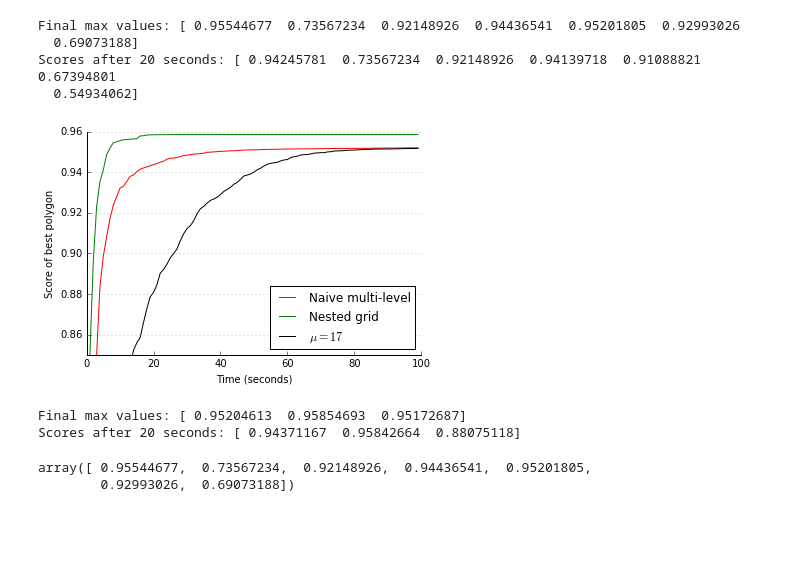
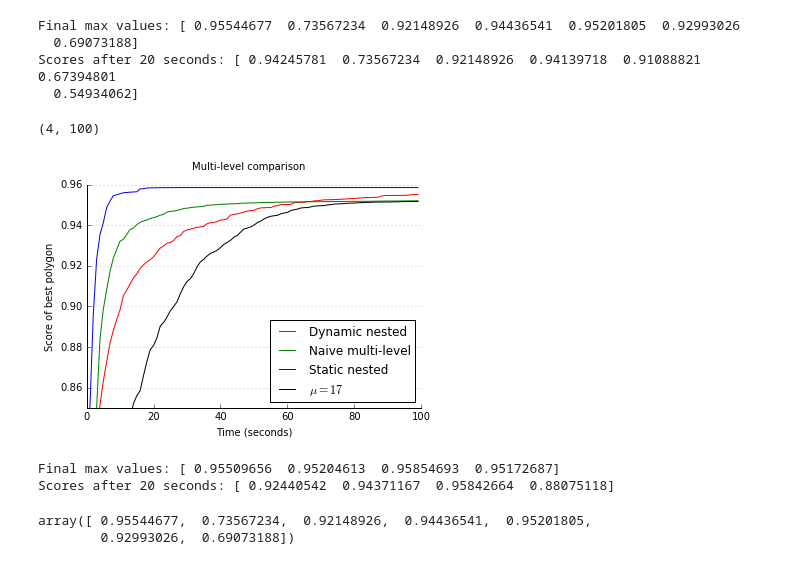
Before and after one commit to torryt/polyaco-plus, a Jupyter notebook: Multileveling.ipynb, the cells around one changed output. Saved outputs shown, nothing was run; the diff lists cells and outputs as text; code cells hidden in the pictures; blank space fills up the shorter version.

```diff
--- a/Multileveling.ipynb
+++ b/Multileveling.ipynb
@@ -76,44 +76,48 @@ from matplotlib import pyplot as plt
 from acoc import acoc_plotter as plotter
 
 data = pickle.load(open(osp.join(SAVE_DIR, '02.24, multilevel med nest grid/results.pickle'), 'rb'))
+dynamic_nested = pickle.load(open('/Users/torrytufteland/Desktop/experiments/ML_2016-02-25_1623/results.pickle', 'rb'))
 
-data = np.array(data)
-#data = data[1:7]
-#data = np.take(data, [0,2,3,4], axis=0)
+data = np.concatenate((np.array(dynamic_nested), np.array(data)))
 
-data = data.T[0:300].T
+print(np.array(data).shape)
+
+#data = data.T[0:300].T
 x = range(data.shape[1])
 
 labels = [
+          'Dynamic nested',
           'Naive multi-level',
-          'Nested grid',
+          'Static nested',
           r'$\mu = 17$'
          ]
 fig, ax = plt.subplots()
 
 plotter.hide_top_and_right_axis(ax)
+fig.suptitle("Multi-level comparison")
 ax.yaxis.grid(color='gray')
 ax.set_xlabel('Time (seconds)')
 ax.set_ylabel('Score of best polygon')
-ax.set_prop_cycle(cycler('color', ['r', 'g', 'k']))
+ax.set_prop_cycle(cycler('color', ['r', 'g', 'b', 'k']))
 
 ax.set_ylim([0.85,0.96])
 
 for i in range(data.shape[0]):
     plt.plot(x, data[i], label=labels[i])
 
 lgd = plt.legend(labels, loc='lower right')
 plt.show()
 filename = 'multileveling_large.png'
 #fig.savefig(filename)
 
 print("Final max values: {}".format(np.amax(data, axis=1)))
 seconds = 20
 print("Scores after {} seconds: {}".format(seconds, data[:,seconds]))
 # %% [output]
+(4, 100)
-[figure, old version]
+[figure, new version]
-Final max values: [ 0.95204613  0.95854693  0.95172687]
-Scores after 20 seconds: [ 0.94371167  0.95842664  0.88075118]
+Final max values: [ 0.95509656  0.95204613  0.95854693  0.95172687]
+Scores after 20 seconds: [ 0.92440542  0.94371167  0.95842664  0.88075118]
 # %%
 data = pickle.load(open('/Users/torrytufteland/Dropbox/Guro og Torry/experiments/02.19, multileveling server/results.pickle', 'rb'))
 data = np.array(data)
```
Also changed, not shown: 5 other files.
